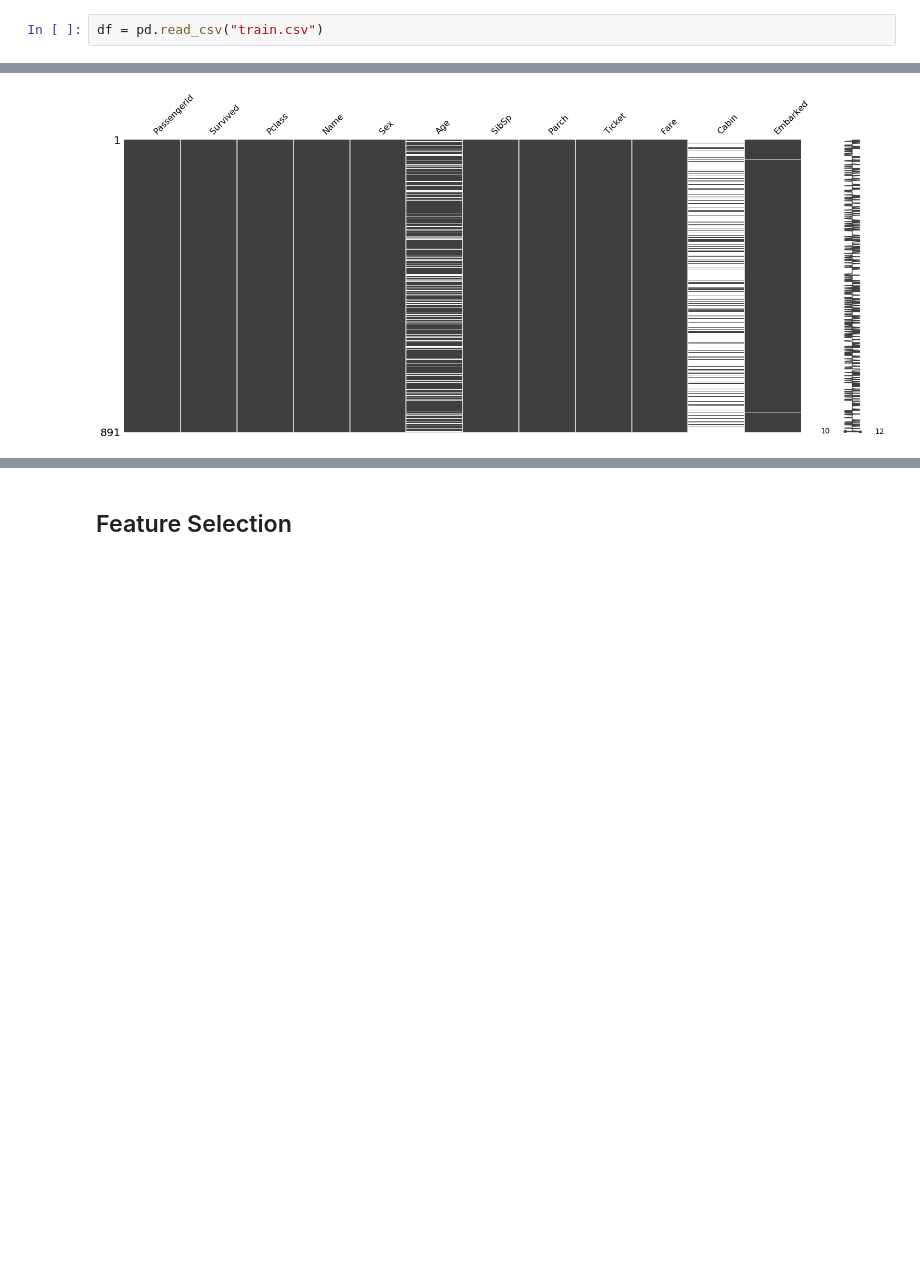
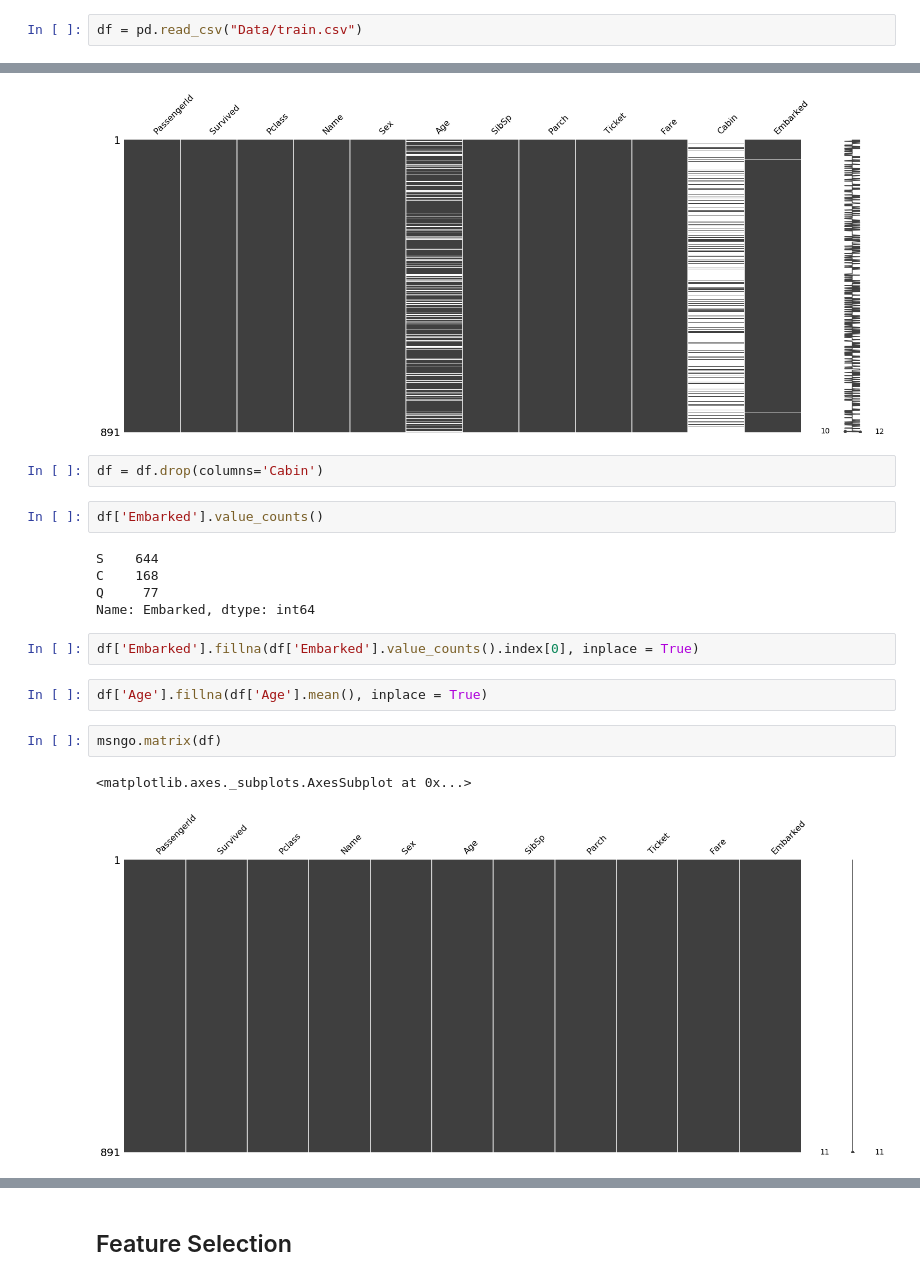
Before and after one commit to marianetti/titanic, a Jupyter notebook: Ejercicio - Titanic.ipynb, the cells around one changed output, grey strips where cells are left out. Cells and saved outputs as stored; diff of their text form; blank space fills up the shorter version.

```diff
--- a/Ejercicio - Titanic.ipynb
+++ b/Ejercicio - Titanic.ipynb
@@ -14,2 +39,2 @@ warnings.filterwarnings('ignore')
 # %%
-df = pd.read_csv("train.csv")
+df = pd.read_csv("Data/train.csv")
@@ -50,3 +84,21 @@ msngo.matrix(df)
 # %% [output]
 <matplotlib.axes._subplots.AxesSubplot at 0x...>
 [figure]
+# %%
+df = df.drop(columns='Cabin')
+# %%
+df['Embarked'].value_counts()
+# %% [output]
+S    644
+C    168
+Q     77
+Name: Embarked, dtype: int64
+# %%
+df['Embarked'].fillna(df['Embarked'].value_counts().index[0], inplace = True)
+# %%
+df['Age'].fillna(df['Age'].mean(), inplace = True)
+# %%
+msngo.matrix(df)
+# %% [output]
+<matplotlib.axes._subplots.AxesSubplot at 0x...>
+[figure, added]
```
Also changed, not shown: parts of 13 cells of this notebook, 1 other file.
